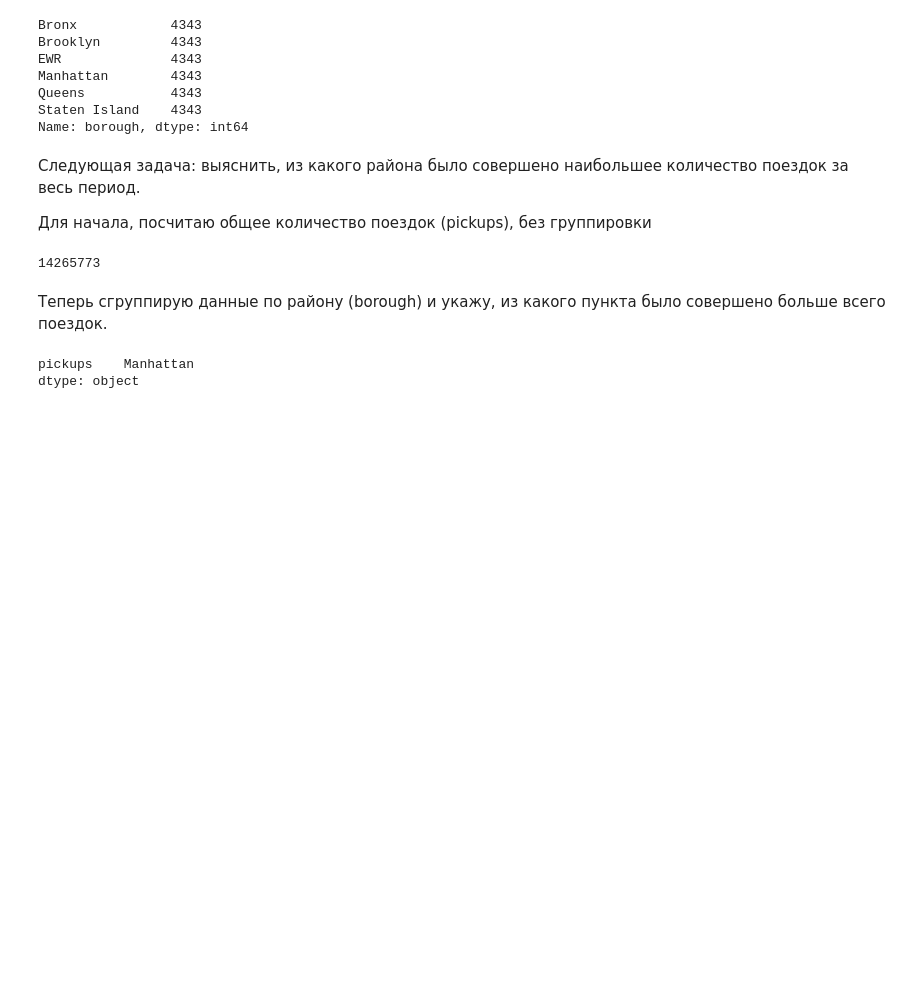
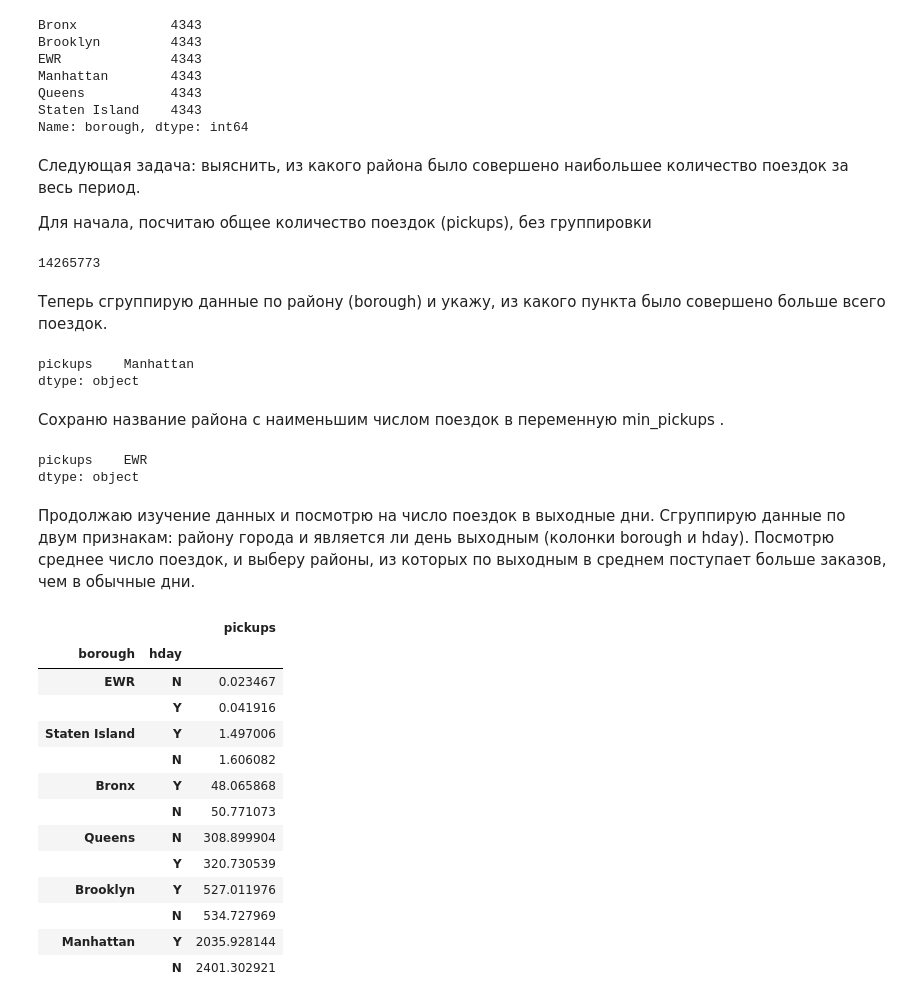
Before and after one commit to MaksimOsokin/training_in_pandas, a Jupyter notebook: tasks_from_the_course/Разбор_задач_2 _блока_Python .ipynb, the cells around one changed output. Saved outputs shown, nothing was run; the diff lists cells and outputs as text; code cells hidden in the pictures; blank space fills up the shorter version.

```diff
--- a/tasks_from_the_course/Разбор_задач_2 _блока_Python .ipynb
+++ b/tasks_from_the_course/Разбор_задач_2 _блока_Python .ipynb
@@ -168,3 +168,38 @@ taxi.groupby('borough') \
 # %% [output]
 pickups    Manhattan
 dtype: object
+# %% [markdown]
+Сохраню название района с наименьшим числом поездок в переменную min_pickups .
+# %%
+min_pickups = taxi.groupby('borough') \
+                    .agg({'pickups' : 'sum'}) \
+                    .idxmin()
+min_pickups
+# %% [output]
+pickups    EWR
+dtype: object
+# %% [markdown]
+Продолжаю изучение данных и посмотрю на число поездок в выходные дни. Сгруппирую данные по двум признакам: району города и является ли день выходным (колонки borough и hday). Посмотрю среднее число поездок, и выберу районы, из которых по выходным в среднем поступает больше заказов, чем в обычные дни.
+# %%
+taxi.groupby(['borough', 'hday']) \
+    .agg({'pickups' : 'mean'}) \
+    .sort_values('pickups')
+
+# mean - расчет среднего значения
+# можем увидеть название рай-на, выходной или будний день и среднее количество поездок
+# В EWR и Queens, среднее число поездок больше в выходные чем в обычные дни.
+# %% [output]
+|  |  | pickups |
+| borough | hday |  |
+| EWR | N | 0.023467 |
+|  | Y | 0.041916 |
+| Staten Island | Y | 1.497006 |
+|  | N | 1.606082 |
+| Bronx | Y | 48.065868 |
+|  | N | 50.771073 |
+| Queens | N | 308.899904 |
+|  | Y | 320.730539 |
+| Brooklyn | Y | 527.011976 |
+|  | N | 534.727969 |
+| Manhattan | Y | 2035.928144 |
+|  | N | 2401.302921 |
```
Also changed, not shown: parts of 9 cells of this notebook.
